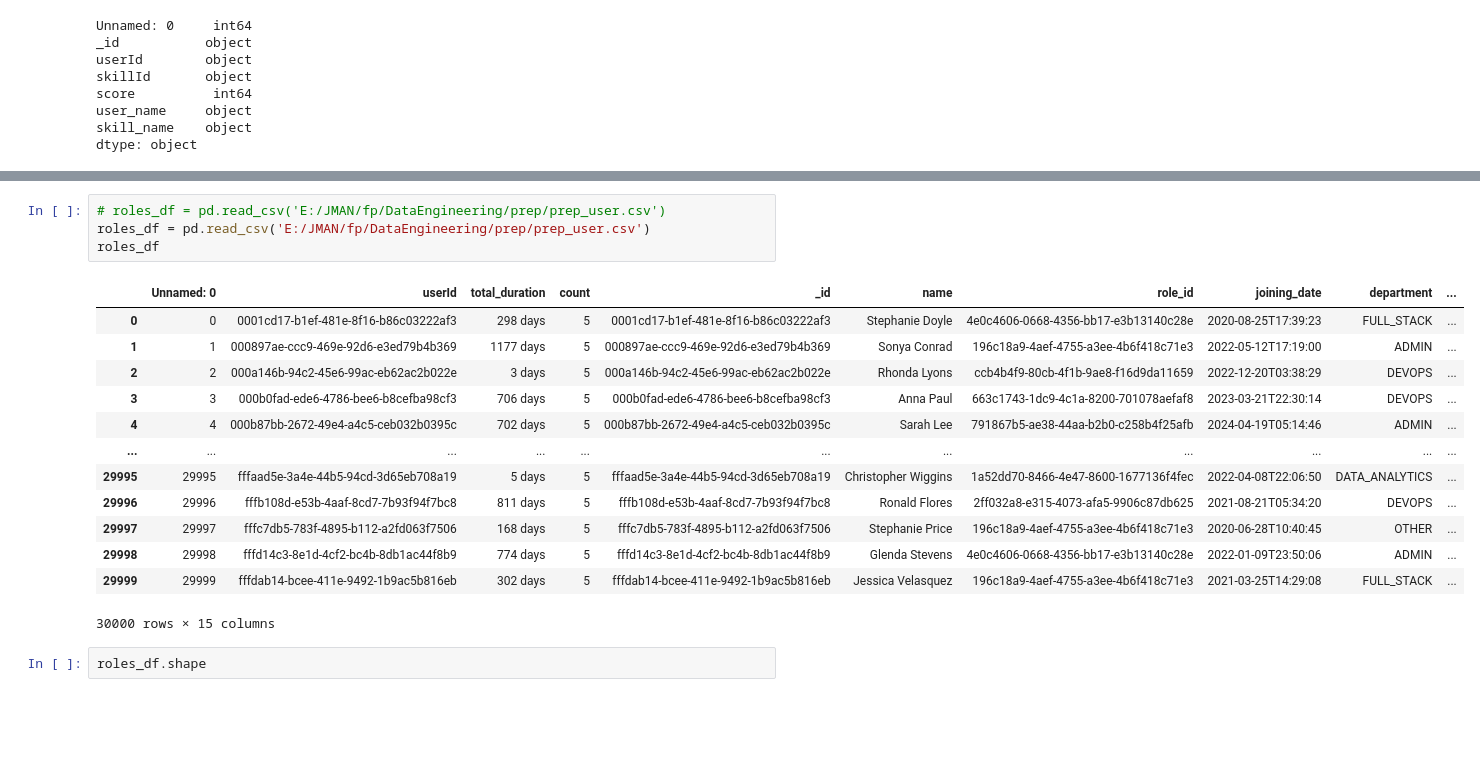
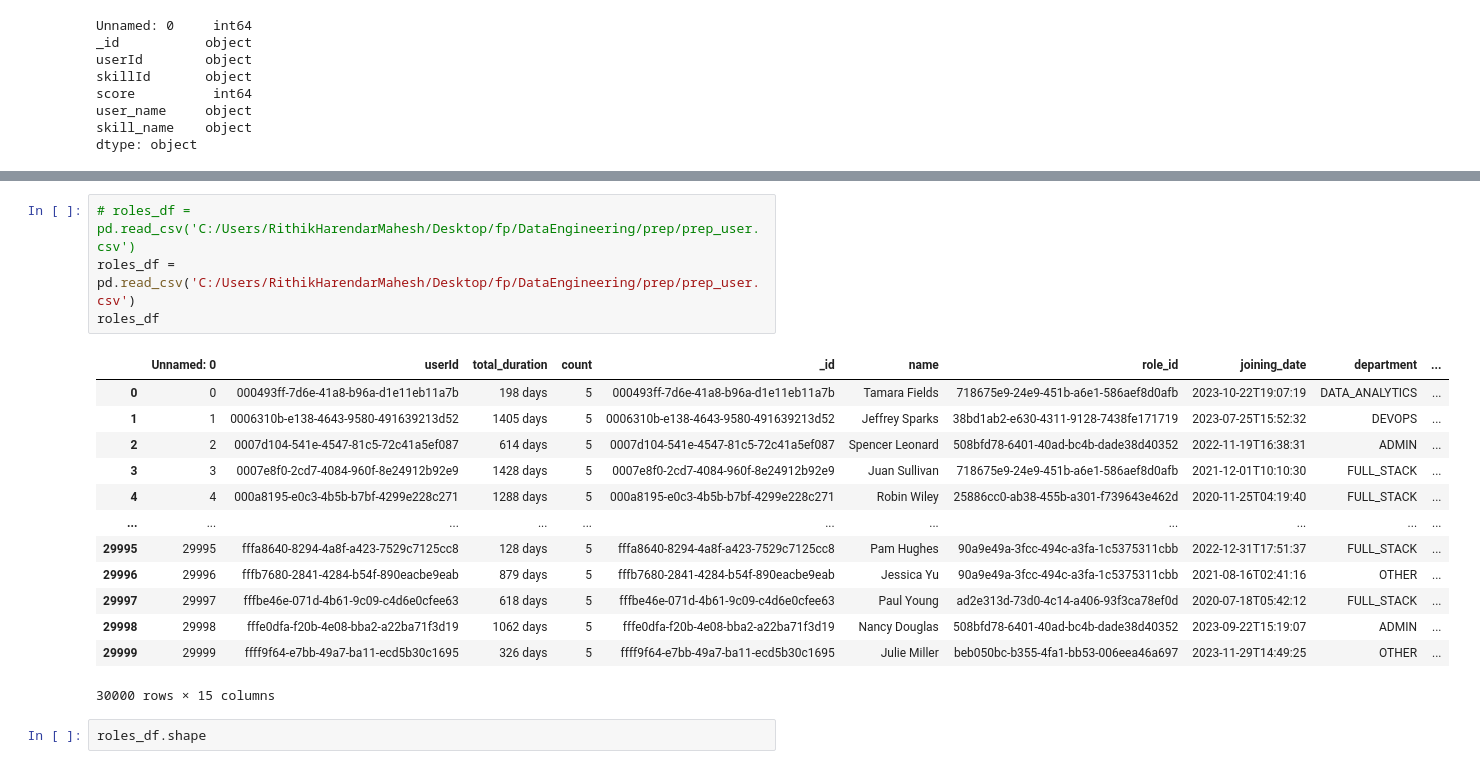
Before and after one commit to rithik18/fp, a Jupyter notebook: DataEngineering/mart/mart_user_skill.ipynb, the cells around one changed output, grey strips where cells are left out. Cells and saved outputs as stored; diff of their text form; blank space fills up the shorter version.

```diff
--- a/DataEngineering/mart/mart_user_skill.ipynb
+++ b/DataEngineering/mart/mart_user_skill.ipynb
@@ -74,21 +74,21 @@ skill_name    string
 dtype: object
 # %%
-# roles_df = pd.read_csv('E:/JMAN/fp/DataEngineering/prep/prep_user.csv')
-roles_df = pd.read_csv('E:/JMAN/fp/DataEngineering/prep/prep_user.csv')
+# roles_df = pd.read_csv('C:/Users/RithikHarendarMahesh/Desktop/fp/DataEngineering/prep/prep_user.csv')
+roles_df = pd.read_csv('C:/Users/RithikHarendarMahesh/Desktop/fp/DataEngineering/prep/prep_user.csv')
 roles_df
 # %% [output]
 |  | Unnamed: 0 | userId | total_duration | count | _id | name | role_id | joining_date | department | ... |
-| 0 | 0 | 0001cd17-b1ef-481e-8f16-b86c03222af3 | 298 days | 5 | 0001cd17-b1ef-481e-8f16-b86c03222af3 | Stephanie Doyle | 4e0c4606-0668-4356-bb17-e3b13140c28e | 2020-08-25T17:39:23 | FULL_STACK | ... |
-| 1 | 1 | 000897ae-ccc9-469e-92d6-e3ed79b4b369 | 1177 days | 5 | 000897ae-ccc9-469e-92d6-e3ed79b4b369 | Sonya Conrad | 196c18a9-4aef-4755-a3ee-4b6f418c71e3 | 2022-05-12T17:19:00 | ADMIN | ... |
-| 2 | 2 | 000a146b-94c2-45e6-99ac-eb62ac2b022e | 3 days | 5 | 000a146b-94c2-45e6-99ac-eb62ac2b022e | Rhonda Lyons | ccb4b4f9-80cb-4f1b-9ae8-f16d9da11659 | 2022-12-20T03:38:29 | DEVOPS | ... |
-| 3 | 3 | 000b0fad-ede6-4786-bee6-b8cefba98cf3 | 706 days | 5 | 000b0fad-ede6-4786-bee6-b8cefba98cf3 | Anna Paul | 663c1743-1dc9-4c1a-8200-701078aefaf8 | 2023-03-21T22:30:14 | DEVOPS | ... |
-| 4 | 4 | 000b87bb-2672-49e4-a4c5-ceb032b0395c | 702 days | 5 | 000b87bb-2672-49e4-a4c5-ceb032b0395c | Sarah Lee | 791867b5-ae38-44aa-b2b0-c258b4f25afb | 2024-04-19T05:14:46 | ADMIN | ... |
+| 0 | 0 | 000493ff-7d6e-41a8-b96a-d1e11eb11a7b | 198 days | 5 | 000493ff-7d6e-41a8-b96a-d1e11eb11a7b | Tamara Fields | 718675e9-24e9-451b-a6e1-586aef8d0afb | 2023-10-22T19:07:19 | DATA_ANALYTICS | ... |
+| 1 | 1 | 0006310b-e138-4643-9580-491639213d52 | 1405 days | 5 | 0006310b-e138-4643-9580-491639213d52 | Jeffrey Sparks | 38bd1ab2-e630-4311-9128-7438fe171719 | 2023-07-25T15:52:32 | DEVOPS | ... |
+| 2 | 2 | 0007d104-541e-4547-81c5-72c41a5ef087 | 614 days | 5 | 0007d104-541e-4547-81c5-72c41a5ef087 | Spencer Leonard | 508bfd78-6401-40ad-bc4b-dade38d40352 | 2022-11-19T16:38:31 | ADMIN | ... |
+| 3 | 3 | 0007e8f0-2cd7-4084-960f-8e24912b92e9 | 1428 days | 5 | 0007e8f0-2cd7-4084-960f-8e24912b92e9 | Juan Sullivan | 718675e9-24e9-451b-a6e1-586aef8d0afb | 2021-12-01T10:10:30 | FULL_STACK | ... |
+| 4 | 4 | 000a8195-e0c3-4b5b-b7bf-4299e228c271 | 1288 days | 5 | 000a8195-e0c3-4b5b-b7bf-4299e228c271 | Robin Wiley | 25886cc0-ab38-455b-a301-f739643e462d | 2020-11-25T04:19:40 | FULL_STACK | ... |
 | ... | ... | ... | ... | ... | ... | ... | ... | ... | ... | ... |
-| 29995 | 29995 | fffaad5e-3a4e-44b5-94cd-3d65eb708a19 | 5 days | 5 | fffaad5e-3a4e-44b5-94cd-3d65eb708a19 | Christopher Wiggins | 1a52dd70-8466-4e47-8600-1677136f4fec | 2022-04-08T22:06:50 | DATA_ANALYTICS | ... |
-| 29996 | 29996 | fffb108d-e53b-4aaf-8cd7-7b93f94f7bc8 | 811 days | 5 | fffb108d-e53b-4aaf-8cd7-7b93f94f7bc8 | Ronald Flores | 2ff032a8-e315-4073-afa5-9906c87db625 | 2021-08-21T05:34:20 | DEVOPS | ... |
-| 29997 | 29997 | fffc7db5-783f-4895-b112-a2fd063f7506 | 168 days | 5 | fffc7db5-783f-4895-b112-a2fd063f7506 | Stephanie Price | 196c18a9-4aef-4755-a3ee-4b6f418c71e3 | 2020-06-28T10:40:45 | OTHER | ... |
-| 29998 | 29998 | fffd14c3-8e1d-4cf2-bc4b-8db1ac44f8b9 | 774 days | 5 | fffd14c3-8e1d-4cf2-bc4b-8db1ac44f8b9 | Glenda Stevens | 4e0c4606-0668-4356-bb17-e3b13140c28e | 2022-01-09T23:50:06 | ADMIN | ... |
-| 29999 | 29999 | fffdab14-bcee-411e-9492-1b9ac5b816eb | 302 days | 5 | fffdab14-bcee-411e-9492-1b9ac5b816eb | Jessica Velasquez | 196c18a9-4aef-4755-a3ee-4b6f418c71e3 | 2021-03-25T14:29:08 | FULL_STACK | ... |
+| 29995 | 29995 | fffa8640-8294-4a8f-a423-7529c7125cc8 | 128 days | 5 | fffa8640-8294-4a8f-a423-7529c7125cc8 | Pam Hughes | 90a9e49a-3fcc-494c-a3fa-1c5375311cbb | 2022-12-31T17:51:37 | FULL_STACK | ... |
+| 29996 | 29996 | fffb7680-2841-4284-b54f-890eacbe9eab | 879 days | 5 | fffb7680-2841-4284-b54f-890eacbe9eab | Jessica Yu | 90a9e49a-3fcc-494c-a3fa-1c5375311cbb | 2021-08-16T02:41:16 | OTHER | ... |
+| 29997 | 29997 | fffbe46e-071d-4b61-9c09-c4d6e0cfee63 | 618 days | 5 | fffbe46e-071d-4b61-9c09-c4d6e0cfee63 | Paul Young | ad2e313d-73d0-4c14-a406-93f3ca78ef0d | 2020-07-18T05:42:12 | FULL_STACK | ... |
+| 29998 | 29998 | fffe0dfa-f20b-4e08-bba2-a22ba71f3d19 | 1062 days | 5 | fffe0dfa-f20b-4e08-bba2-a22ba71f3d19 | Nancy Douglas | 508bfd78-6401-40ad-bc4b-dade38d40352 | 2023-09-22T15:19:07 | ADMIN | ... |
+| 29999 | 29999 | ffff9f64-e7bb-49a7-ba11-ecd5b30c1695 | 326 days | 5 | ffff9f64-e7bb-49a7-ba11-ecd5b30c1695 | Julie Miller | beb050bc-b355-4fa1-bb53-006eea46a697 | 2023-11-29T14:49:25 | OTHER | ... |
 30000 rows × 15 columns
 # %%
 roles_df.shape
```
Also changed, not shown: parts of 7 cells of this notebook, 10 other files.
